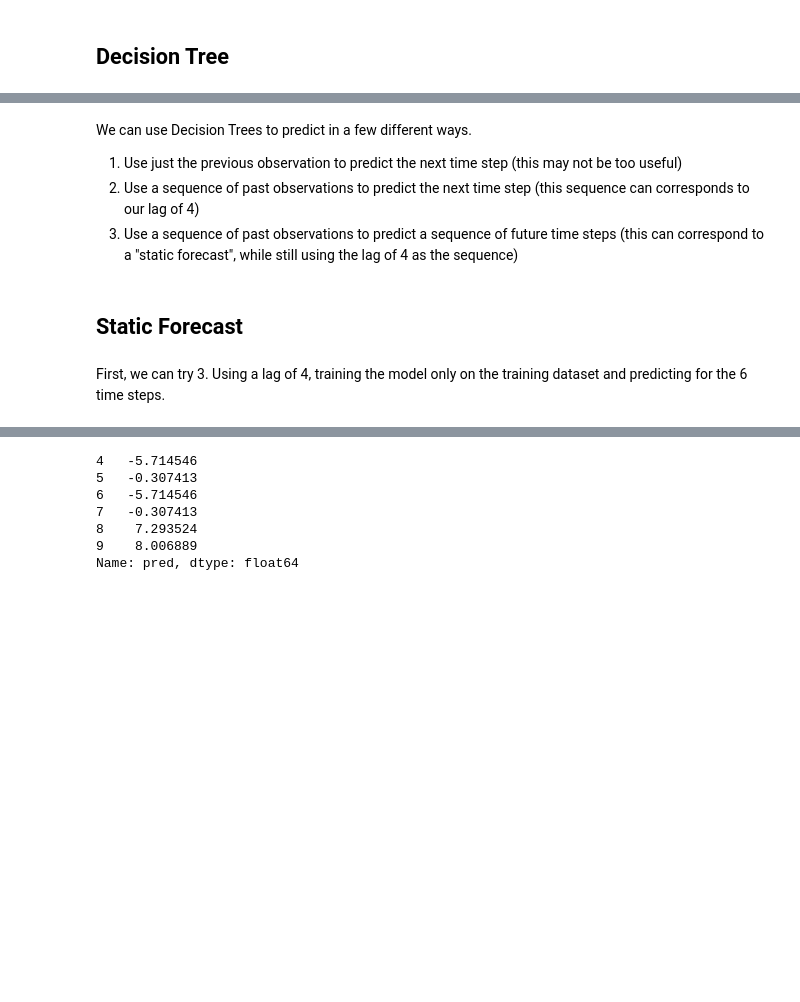
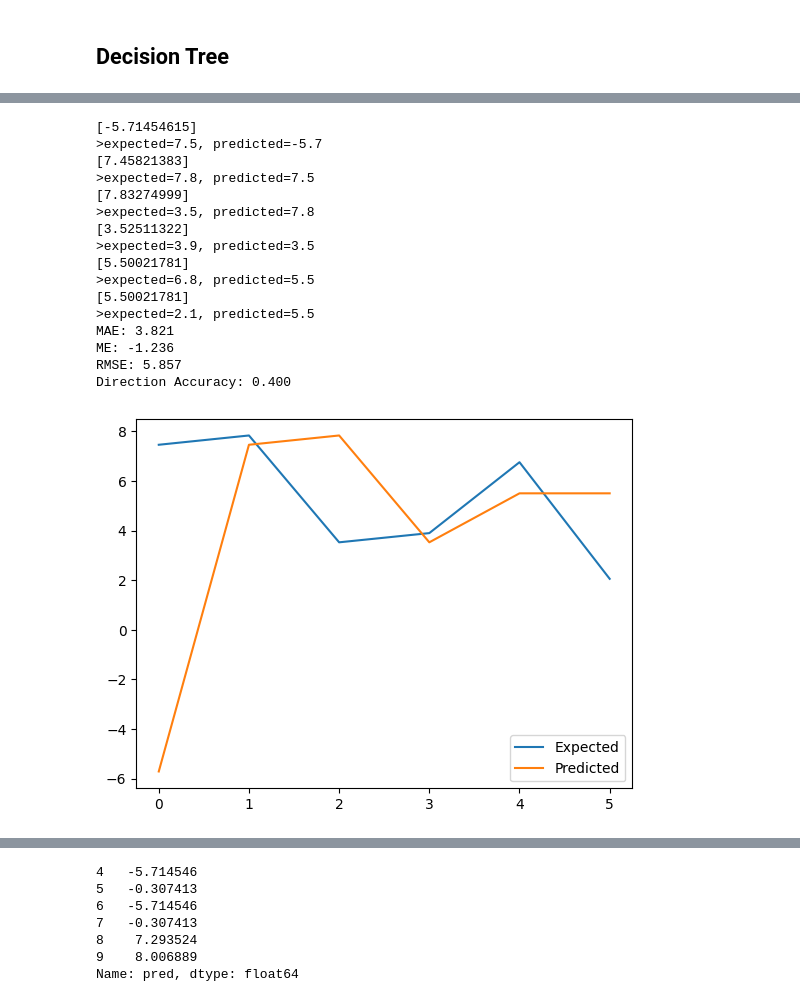
Before and after one commit to surajkarak/thesis, a Jupyter notebook: 2. DecisionTree_Test.ipynb, the cells around one changed output, grey strips where cells are left out. Cells and saved outputs as stored; diff of their text form; code cells hidden in the pictures; blank space fills up the shorter version.

```diff
--- a/2. DecisionTree_Test.ipynb
+++ b/2. DecisionTree_Test.ipynb
@@ -46,9 +74,33 @@ from skforecast.ForecasterAutoreg import ForecasterAutoreg
-# %% [markdown]
-We can use Decision Trees to predict in a few different ways.
-1. Use just the previous observation to predict the next time step (this may not be too useful)
-2. Use a sequence of past observations to predict the next time step (this sequence can corresponds to our lag of 4)
-3. Use a sequence of past observations to predict a sequence of future time steps (this can correspond to a "static forecast", while still using the lag of 4 as the sequence)
-# %% [markdown]
-## Static Forecast
-# %% [markdown]
-First, we can try 3. Using a lag of 4, training the model only on the training dataset and predicting for the 6 time steps.
+# %%
+# walk-forward validation for univariate data
+def dt_walk_forward_validation(data, n_test):
+ predictions = list()
+ direction_accuracies = list()
+ # split dataset
+ train, test = train_test_split(data, n_test)
+ # seed history with training dataset
+ history = [x for x in train]
+ # step over each time-step in the test set
+ for i in range(len(test)):
+    # split test row into input and output columns
+    testX, testy = test[i, :-1], test[i, -1]
+    # fit model on history and make a prediction
+    yhat = decision_tree_forecast(history, testX)
+    # store forecast in list of predictions
+    predictions.append(yhat)
+    if i > 0:  # Direction accuracy is not applicable for the first prediction
+            forecast_diff = yhat - predictions[-2]
+            actual_diff = testy - test[i - 1, -1]
+            direction_accuracy = int(np.sign(forecast_diff) == np.sign(actual_diff))
+            direction_accuracies.append(direction_accuracy)
+    # add actual observation to history for the next loop
+    history.append(test[i])
+    # summarize progress
+    print('>expected=%.1f, predicted=%.1f' % (testy, yhat))
+ # estimate prediction error
+ error = mean_absolute_error(test[:, -1], predictions)
+ me = np.mean(predictions - test[:, -1])  # Mean Error
+ rmse = mean_squared_error(test[:, -1], predictions, squared=False)
+ overall_direction_accuracy = np.mean(direction_accuracies)
+
+ return error, me, rmse ,test[:, -1], predictions, overall_direction_accuracy
@@ -54,0 +121,30 @@ First, we can try 3. Using a lag of 4, training the model only on the training d
+# %%
+# evaluate
+mae, me, rmse, y, yhat, direction_accuracy = dt_walk_forward_validation(dt_data, 6)
+print('MAE: %.3f' % mae)
+print('ME: %.3f' % me)
+print('RMSE: %.3f' % rmse)
+print('Direction Accuracy: %.3f' % direction_accuracy)
+# plot expected vs preducted
+plt.plot(y, label='Expected')
+plt.plot(yhat, label='Predicted')
+plt.legend()
+plt.show()
+# %% [output]
+[-5.71454615]
+>expected=7.5, predicted=-5.7
+[7.45821383]
+>expected=7.8, predicted=7.5
+[7.83274999]
+>expected=3.5, predicted=7.8
+[3.52511322]
+>expected=3.9, predicted=3.5
+[5.50021781]
+>expected=6.8, predicted=5.5
+[5.50021781]
+>expected=2.1, predicted=5.5
+MAE: 3.821
+ME: -1.236
+RMSE: 5.857
+Direction Accuracy: 0.400
+[figure, added]
```
Also changed, not shown: parts of 29 cells of this notebook, 5 other files.
